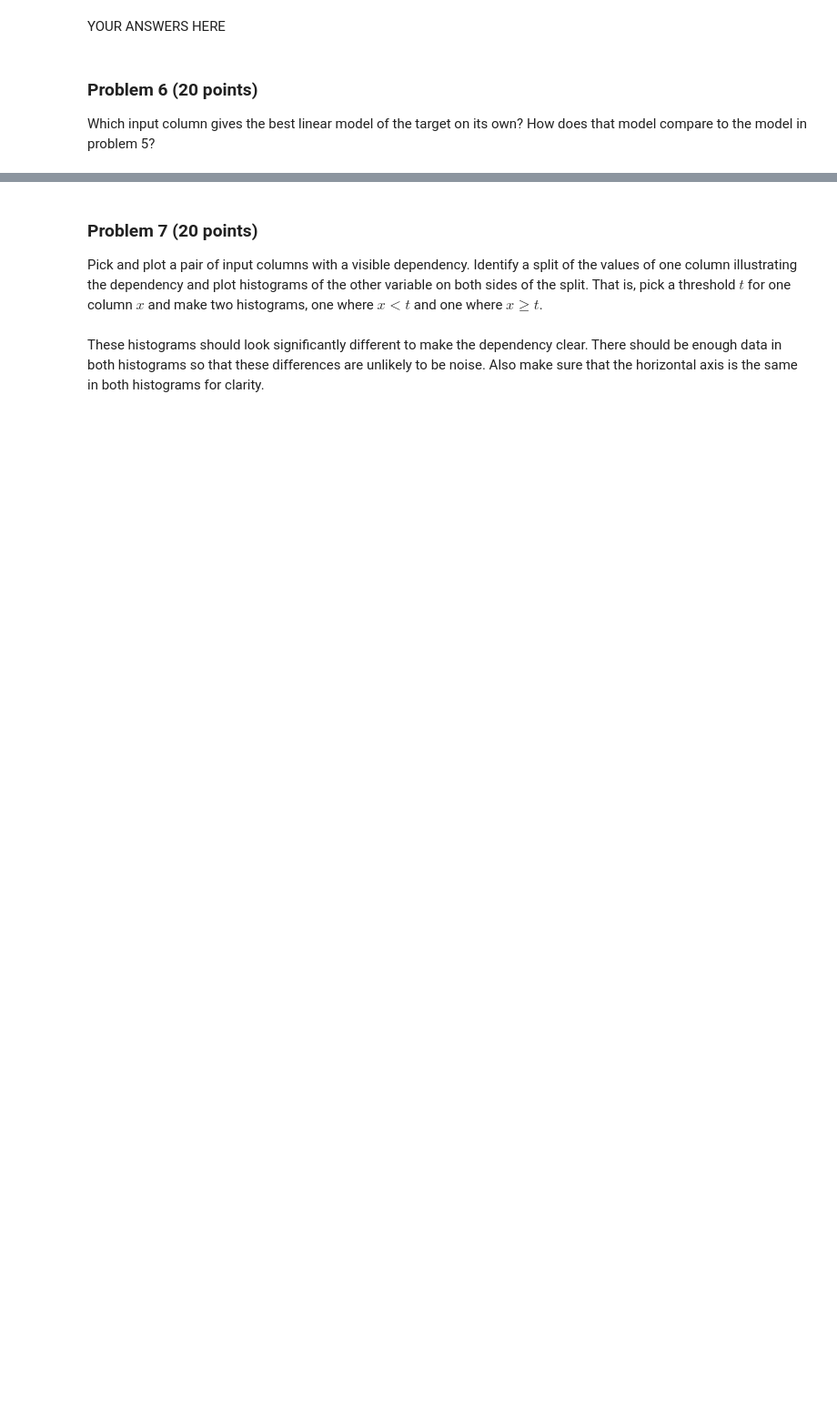
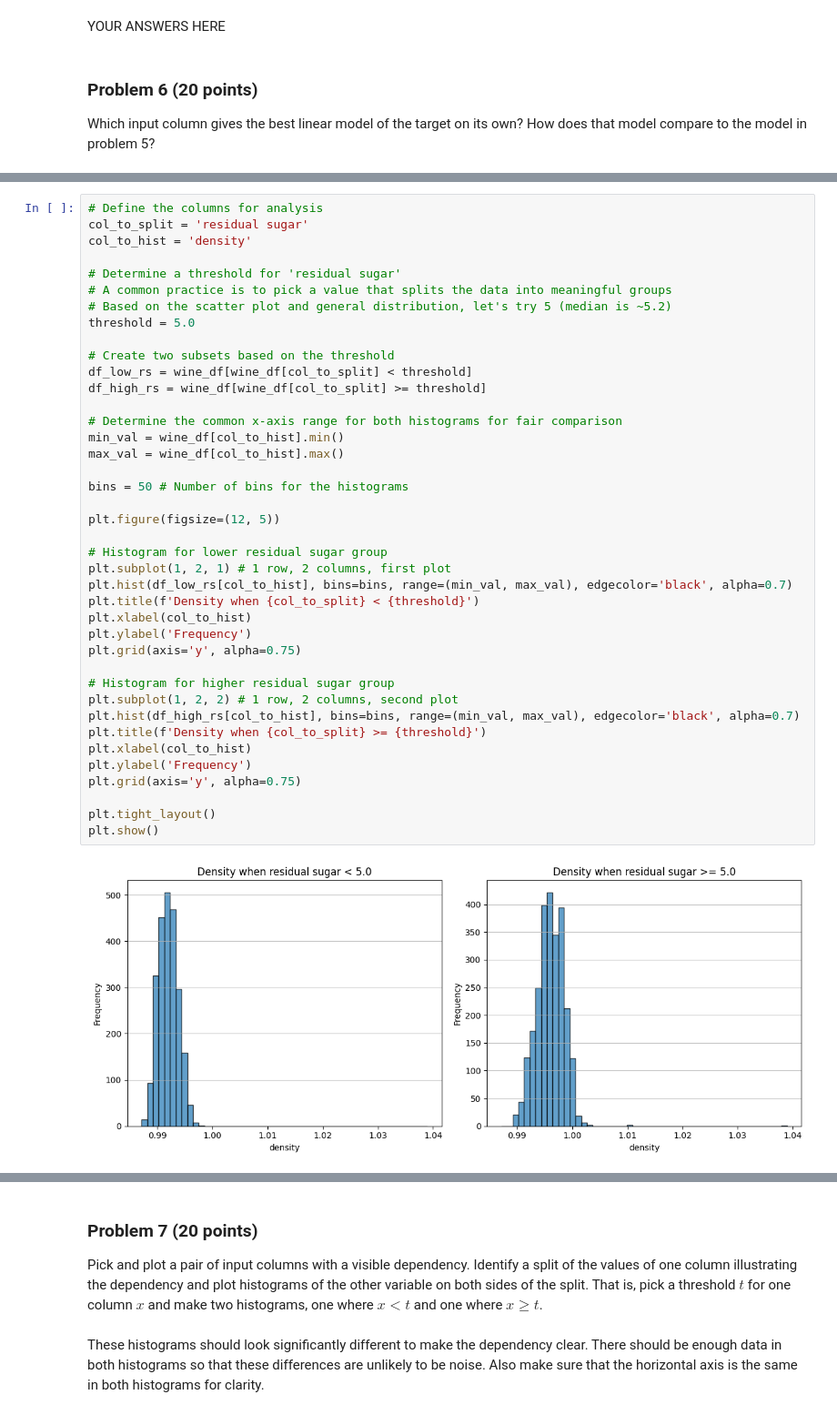
Before and after one commit to salil82/dx601-final-project, a Jupyter notebook: project.ipynb, the cells around one changed output, grey strips where cells are left out. Shown: that part at 91% size. Saved outputs shown, nothing was run; the diff lists cells and outputs as text; blank space fills up the shorter version.

```diff
--- a/project.ipynb
+++ b/project.ipynb
@@ -187,0 +278,42 @@ YOUR ANSWERS HERE
+# %%
+# Define the columns for analysis
+col_to_split = 'residual sugar'
+col_to_hist = 'density'
+
+# Determine a threshold for 'residual sugar'
+# A common practice is to pick a value that splits the data into meaningful groups
+# Based on the scatter plot and general distribution, let's try 5 (median is ~5.2)
+threshold = 5.0
+
+# Create two subsets based on the threshold
+df_low_rs = wine_df[wine_df[col_to_split] < threshold]
+df_high_rs = wine_df[wine_df[col_to_split] >= threshold]
+
+# Determine the common x-axis range for both histograms for fair comparison
+min_val = wine_df[col_to_hist].min()
+max_val = wine_df[col_to_hist].max()
+
+bins = 50 # Number of bins for the histograms
+
+plt.figure(figsize=(12, 5))
+
+# Histogram for lower residual sugar group
+plt.subplot(1, 2, 1) # 1 row, 2 columns, first plot
+plt.hist(df_low_rs[col_to_hist], bins=bins, range=(min_val, max_val), edgecolor='black', alpha=0.7)
+plt.title(f'Density when {col_to_split} < {threshold}')
+plt.xlabel(col_to_hist)
+plt.ylabel('Frequency')
+plt.grid(axis='y', alpha=0.75)
+
+# Histogram for higher residual sugar group
+plt.subplot(1, 2, 2) # 1 row, 2 columns, second plot
+plt.hist(df_high_rs[col_to_hist], bins=bins, range=(min_val, max_val), edgecolor='black', alpha=0.7)
+plt.title(f'Density when {col_to_split} >= {threshold}')
+plt.xlabel(col_to_hist)
+plt.ylabel('Frequency')
+plt.grid(axis='y', alpha=0.75)
+
+plt.tight_layout()
+plt.show()
+# %% [output]
+[figure, added]
```
Also changed, not shown: parts of 18 cells of this notebook.
